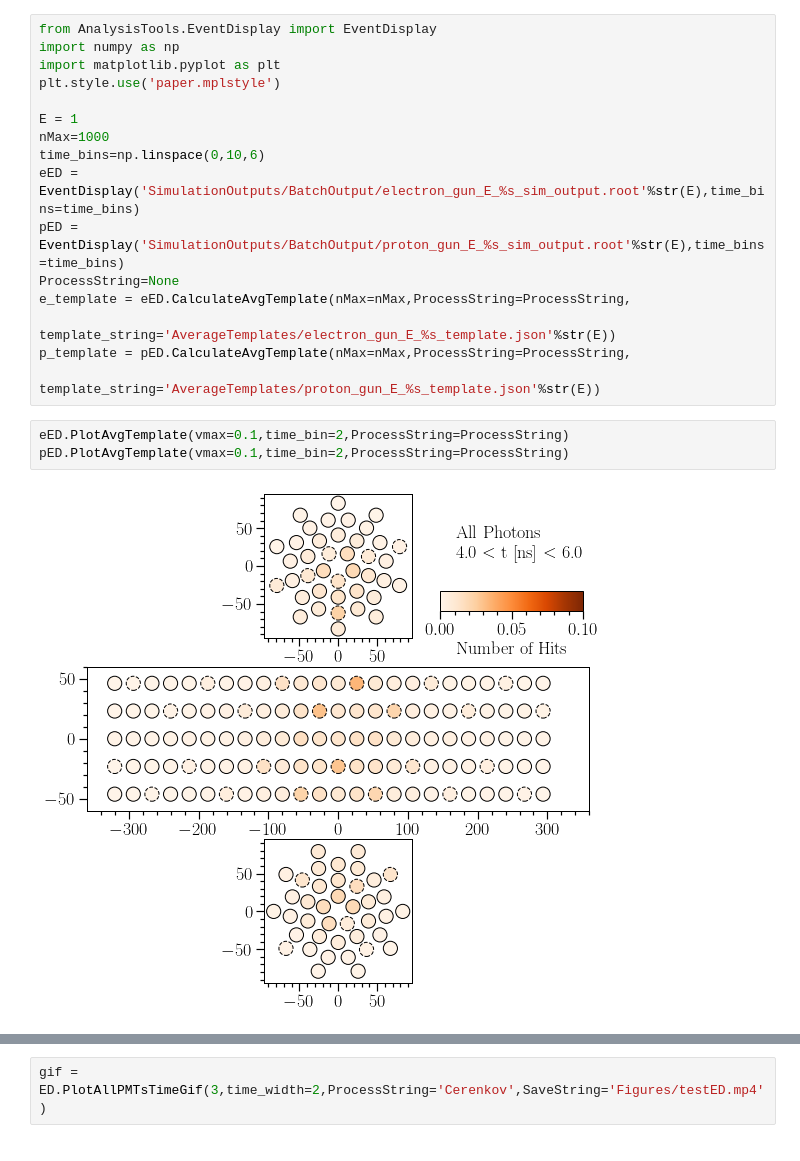
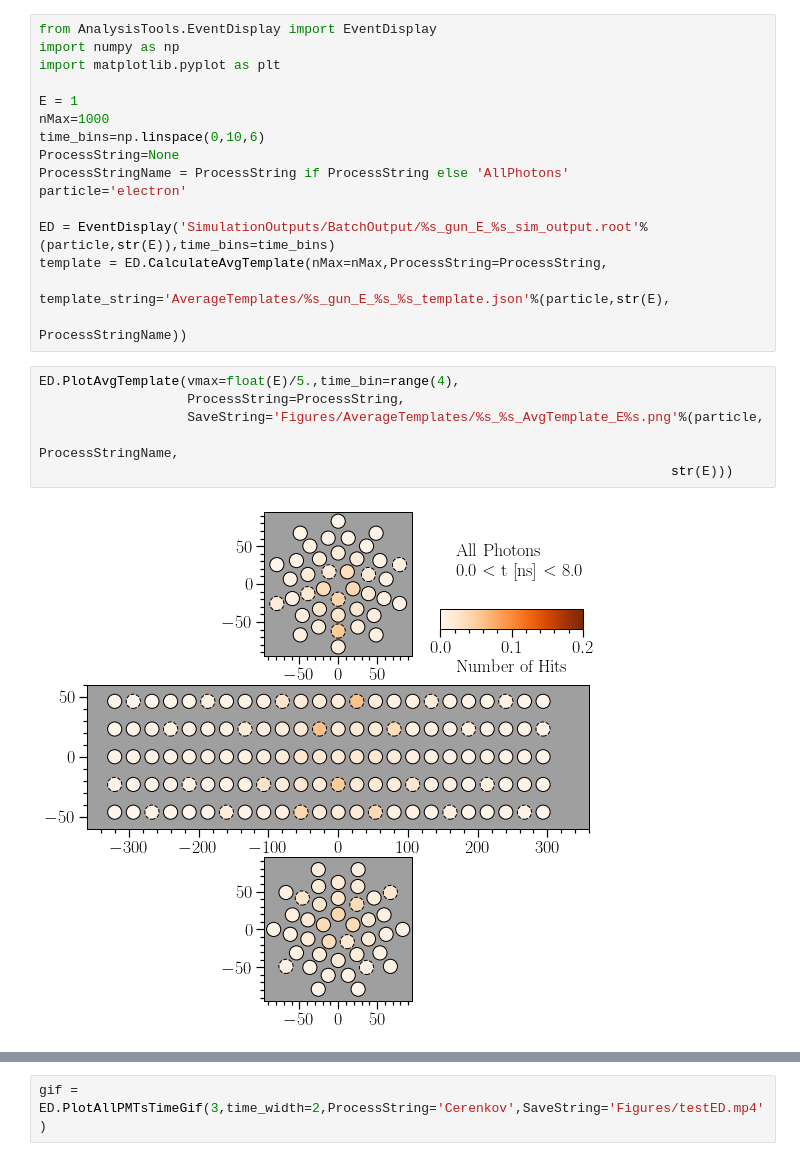
Before and after one commit to nickkamp1/CCM_CherenkovLight, a Jupyter notebook: SimulationPlotter.ipynb, the cells around one changed output, grey strips where cells are left out. Saved outputs shown, nothing was run; the diff lists cells and outputs as text.

Commit message:
Event display fixed to show all phototubes, grey out zeros. LLH fitter fixed for all photons v.s. scint photons template. Things looking good!

```diff
--- a/SimulationPlotter.ipynb
+++ b/SimulationPlotter.ipynb
@@ -2,20 +2,23 @@
 from AnalysisTools.EventDisplay import EventDisplay
 import numpy as np
 import matplotlib.pyplot as plt
-plt.style.use('paper.mplstyle')
 
 E = 1
 nMax=1000
 time_bins=np.linspace(0,10,6)
-eED = EventDisplay('SimulationOutputs/BatchOutput/electron_gun_E_%s_sim_output.root'%str(E),time_bins=time_bins)
-pED = EventDisplay('SimulationOutputs/BatchOutput/proton_gun_E_%s_sim_output.root'%str(E),time_bins=time_bins)
 ProcessString=None
-e_template = eED.CalculateAvgTemplate(nMax=nMax,ProcessString=ProcessString,
-                                      template_string='AverageTemplates/electron_gun_E_%s_template.json'%str(E))
-p_template = pED.CalculateAvgTemplate(nMax=nMax,ProcessString=ProcessString,
-                                      template_string='AverageTemplates/proton_gun_E_%s_template.json'%str(E))
+ProcessStringName = ProcessString if ProcessString else 'AllPhotons'
+particle='electron'
+
+ED = EventDisplay('SimulationOutputs/BatchOutput/%s_gun_E_%s_sim_output.root'%(particle,str(E)),time_bins=time_bins)
+template = ED.CalculateAvgTemplate(nMax=nMax,ProcessString=ProcessString,
+                                    template_string='AverageTemplates/%s_gun_E_%s_%s_template.json'%(particle,str(E),
+                                                                                                     ProcessStringName))
 # %%
-eED.PlotAvgTemplate(vmax=0.1,time_bin=2,ProcessString=ProcessString)
-pED.PlotAvgTemplate(vmax=0.1,time_bin=2,ProcessString=ProcessString)
+ED.PlotAvgTemplate(vmax=float(E)/5.,time_bin=range(4),
+                   ProcessString=ProcessString,
+                   SaveString='Figures/AverageTemplates/%s_%s_AvgTemplate_E%s.png'%(particle,
+                                                                                 ProcessStringName,
+                                                                                 str(E)))
 # %% [output]
-[figure, old version]
+[figure, new version]
```
Also changed, not shown: parts of 4 cells of this notebook, 56 other files.
